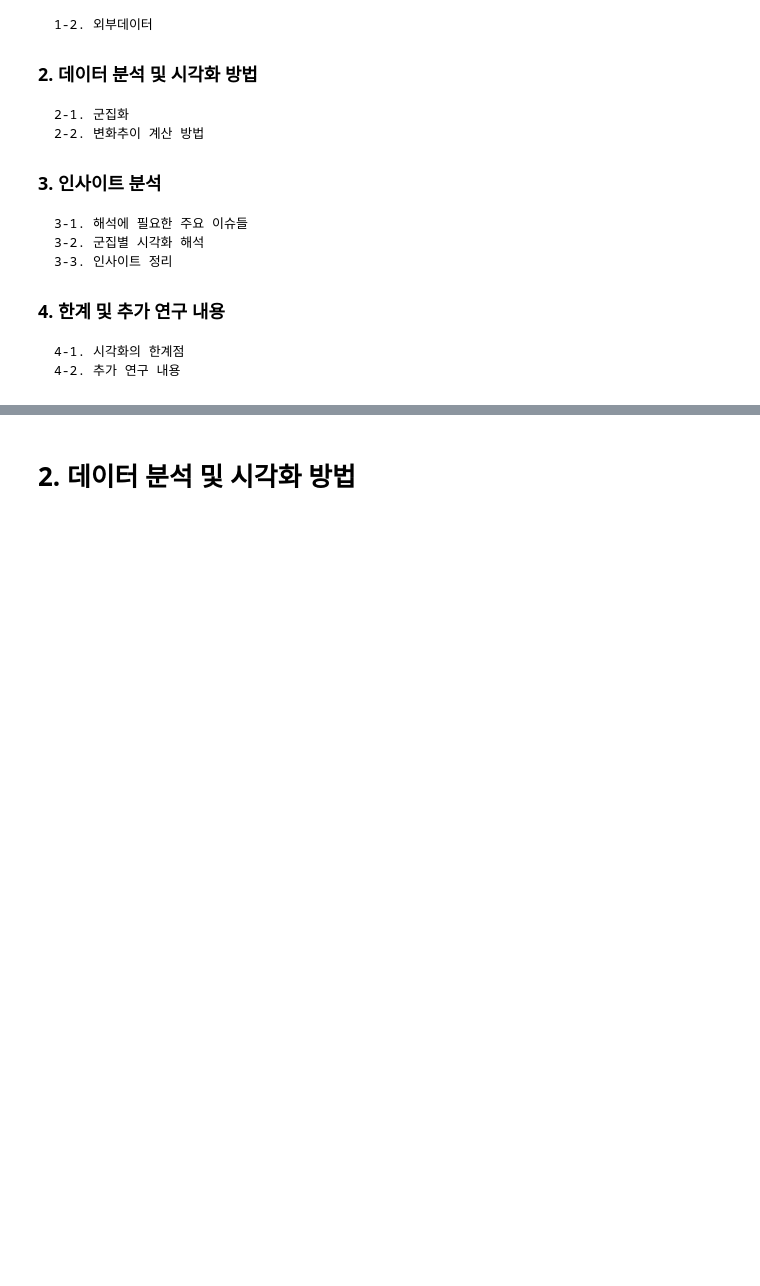
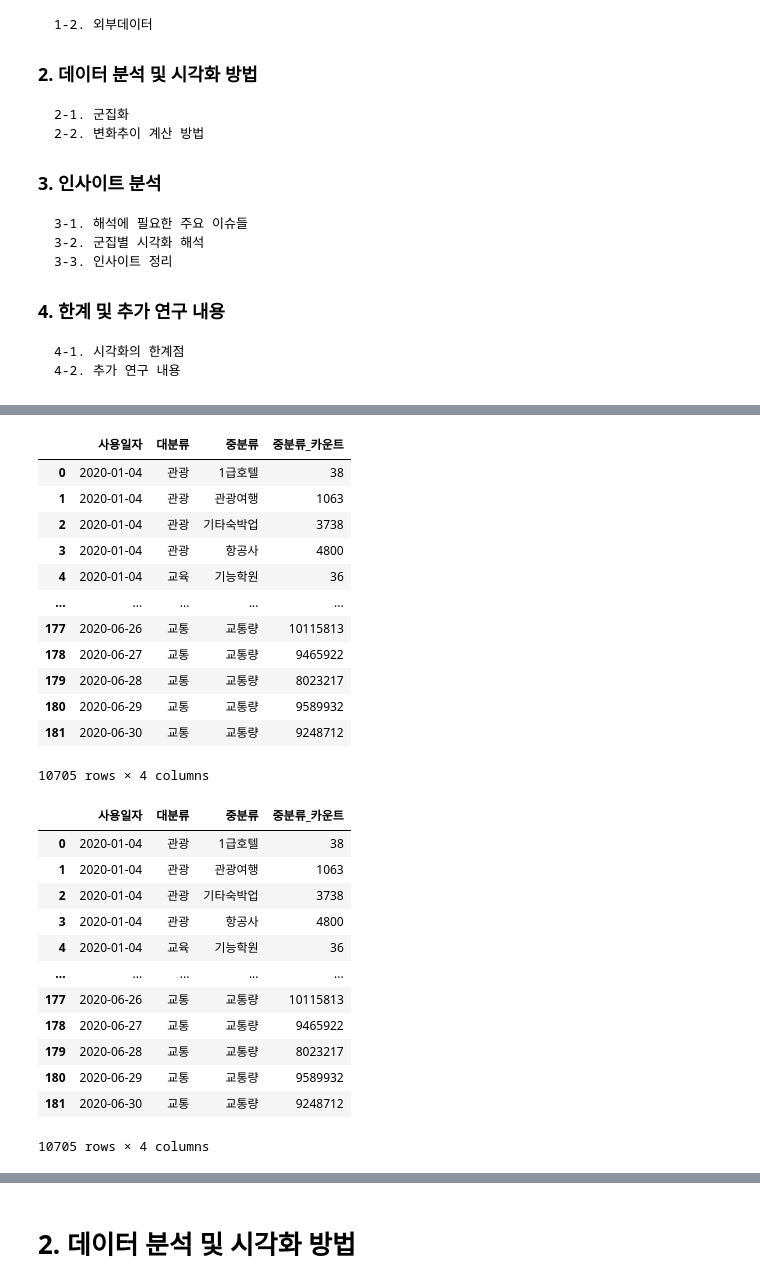
Before and after one commit to JONGSKY/Dacon-COVID-19-Viz, a Jupyter notebook: result/Result.ipynb, the cells around one changed output, grey strips where cells are left out. Saved outputs shown, nothing was run; the diff lists cells and outputs as text; code cells hidden in the pictures; blank space fills up the shorter version.

```diff
--- a/result/Result.ipynb
+++ b/result/Result.ipynb
@@ -38,0 +403,7 @@
+# %%
+traffic_df = traffic_df.T.sum().reset_index()
+traffic_df = traffic_df.rename(columns={'일자':'사용일자', 0:'중분류_카운트'})
+
+traffic_df['사용일자'] = traffic_df['사용일자'].map(make_datetime)
+traffic_df['중분류_카운트'] = traffic_df['중분류_카운트'].map(lambda x : int(x))
+traffic_df['중분류'] = '교통량'
@@ -38,0 +429,4 @@
+# %%
+external_df = bus_df.append(subway_df)
+external_df = external_df.append(traffic_df)
+external_df.head()
@@ -38,0 +446,35 @@
+# %%
+external_df['대분류'] = np.nan
+# %%
+external_df.loc[external_df['중분류'] == '교통량', ['대분류']] = '교통'
+external_df.loc[external_df['중분류'] != '교통량', ['대분류']] = '대중교통'
+# %%
+concated_df = pd.concat([internal_df, external_df], axis = 0)
+concated_df
+# %% [output]
+|  | 사용일자 | 대분류 | 중분류 | 중분류_카운트 |
+| 0 | 2020-01-04 | 관광 | 1급호텔 | 38 |
+| 1 | 2020-01-04 | 관광 | 관광여행 | 1063 |
+| 2 | 2020-01-04 | 관광 | 기타숙박업 | 3738 |
+| 3 | 2020-01-04 | 관광 | 항공사 | 4800 |
+| 4 | 2020-01-04 | 교육 | 기능학원 | 36 |
+| ... | ... | ... | ... | ... |
+| 177 | 2020-06-26 | 교통 | 교통량 | 10115813 |
+| 178 | 2020-06-27 | 교통 | 교통량 | 9465922 |
+| 179 | 2020-06-28 | 교통 | 교통량 | 8023217 |
+| 180 | 2020-06-29 | 교통 | 교통량 | 9589932 |
+| 181 | 2020-06-30 | 교통 | 교통량 | 9248712 |
+10705 rows × 4 columns
+|  | 사용일자 | 대분류 | 중분류 | 중분류_카운트 |
+| 0 | 2020-01-04 | 관광 | 1급호텔 | 38 |
+| 1 | 2020-01-04 | 관광 | 관광여행 | 1063 |
+| 2 | 2020-01-04 | 관광 | 기타숙박업 | 3738 |
+| 3 | 2020-01-04 | 관광 | 항공사 | 4800 |
+| 4 | 2020-01-04 | 교육 | 기능학원 | 36 |
+| ... | ... | ... | ... | ... |
+| 177 | 2020-06-26 | 교통 | 교통량 | 10115813 |
+| 178 | 2020-06-27 | 교통 | 교통량 | 9465922 |
+| 179 | 2020-06-28 | 교통 | 교통량 | 8023217 |
+| 180 | 2020-06-29 | 교통 | 교통량 | 9589932 |
+| 181 | 2020-06-30 | 교통 | 교통량 | 9248712 |
+10705 rows × 4 columns
```
Also changed, not shown: parts of 50 cells of this notebook, 1 other file.
